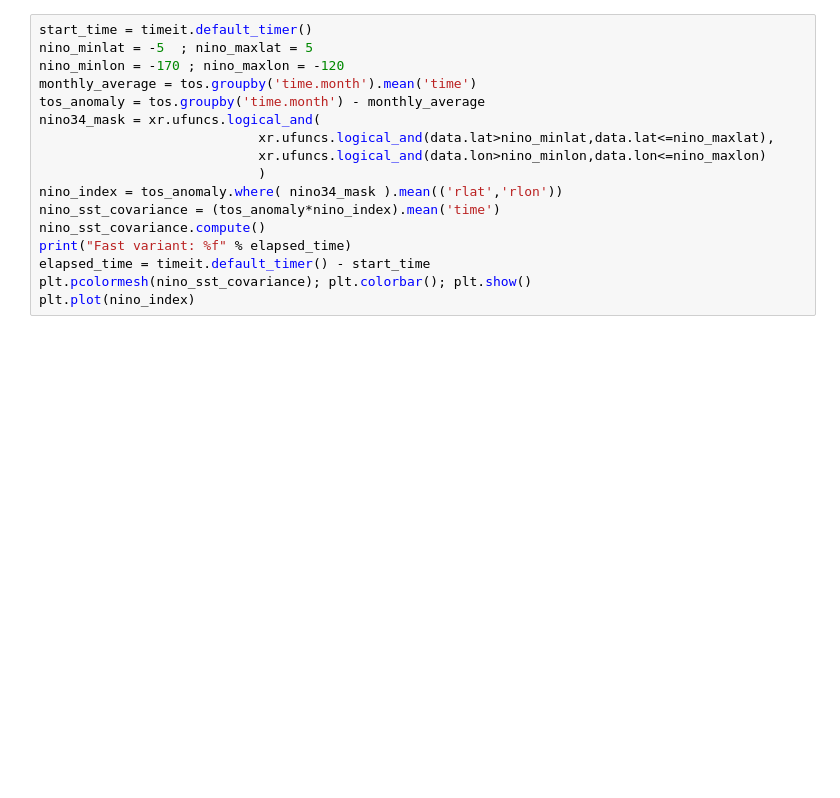
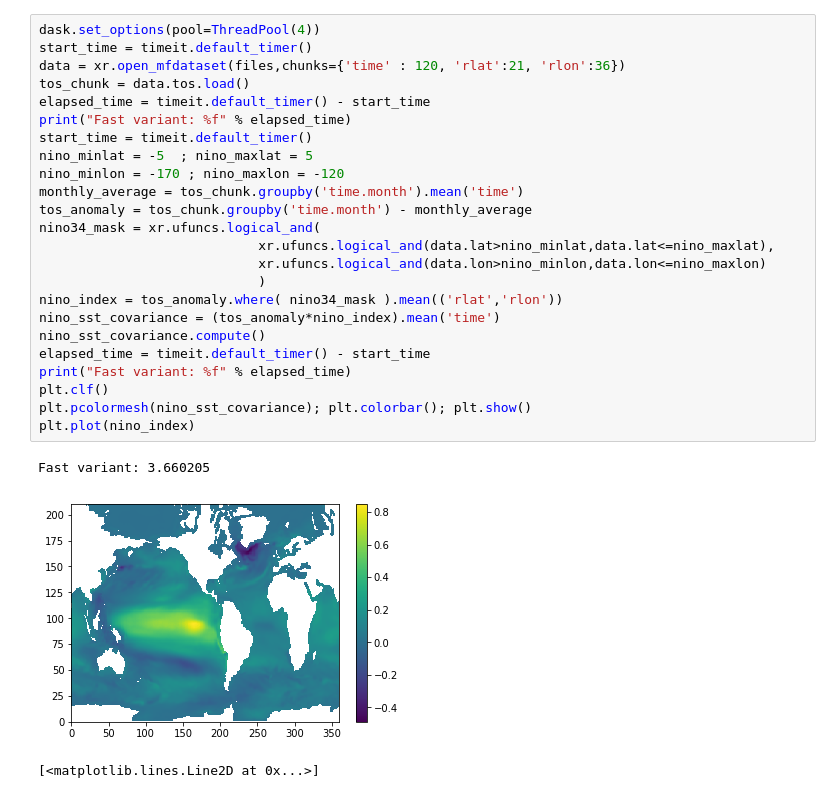
Before and after one commit to ashao/chapel_cmip, a Jupyter notebook: python-examples/enso_sst_covariance.ipynb, the cells around one changed output. Drawn from its saved outputs; the diff is of its cells as text; blank space fills up the shorter version.

```diff
--- a/python-examples/enso_sst_covariance.ipynb
+++ b/python-examples/enso_sst_covariance.ipynb
@@ -78,17 +80,28 @@ plt.plot(nino_index)
 # %%
+dask.set_options(pool=ThreadPool(4))
+start_time = timeit.default_timer()
+data = xr.open_mfdataset(files,chunks={'time' : 120, 'rlat':21, 'rlon':36})
+tos_chunk = data.tos.load()
+elapsed_time = timeit.default_timer() - start_time
+print("Fast variant: %f" % elapsed_time)
 start_time = timeit.default_timer()
 nino_minlat = -5  ; nino_maxlat = 5
 nino_minlon = -170 ; nino_maxlon = -120
-monthly_average = tos.groupby('time.month').mean('time')
-tos_anomaly = tos.groupby('time.month') - monthly_average
+monthly_average = tos_chunk.groupby('time.month').mean('time')
+tos_anomaly = tos_chunk.groupby('time.month') - monthly_average
 nino34_mask = xr.ufuncs.logical_and(
                             xr.ufuncs.logical_and(data.lat>nino_minlat,data.lat<=nino_maxlat),
                             xr.ufuncs.logical_and(data.lon>nino_minlon,data.lon<=nino_maxlon)
                             )
 nino_index = tos_anomaly.where( nino34_mask ).mean(('rlat','rlon'))
 nino_sst_covariance = (tos_anomaly*nino_index).mean('time')
 nino_sst_covariance.compute()
+elapsed_time = timeit.default_timer() - start_time
 print("Fast variant: %f" % elapsed_time)
-elapsed_time = timeit.default_timer() - start_time
+plt.clf()
 plt.pcolormesh(nino_sst_covariance); plt.colorbar(); plt.show()
 plt.plot(nino_index)
+# %% [output]
+Fast variant: 3.660205
+[figure, added]
+[<matplotlib.lines.Line2D at 0x...>]
```
Also changed, not shown: parts of 3 cells of this notebook.
